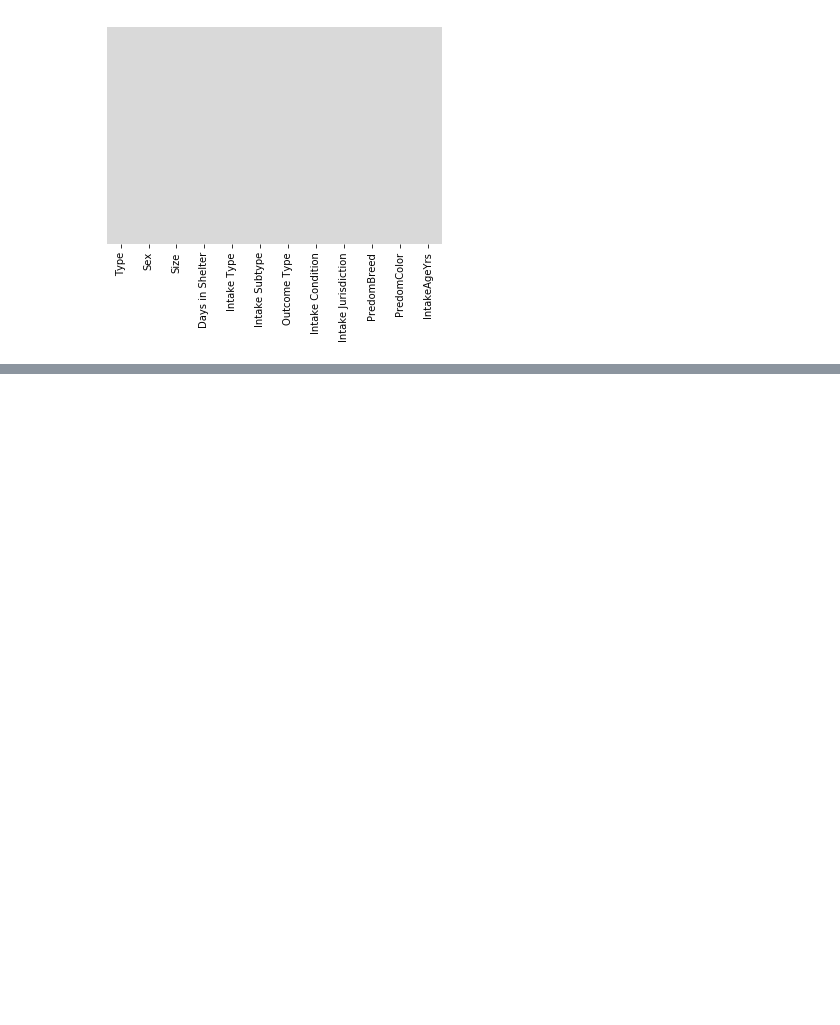
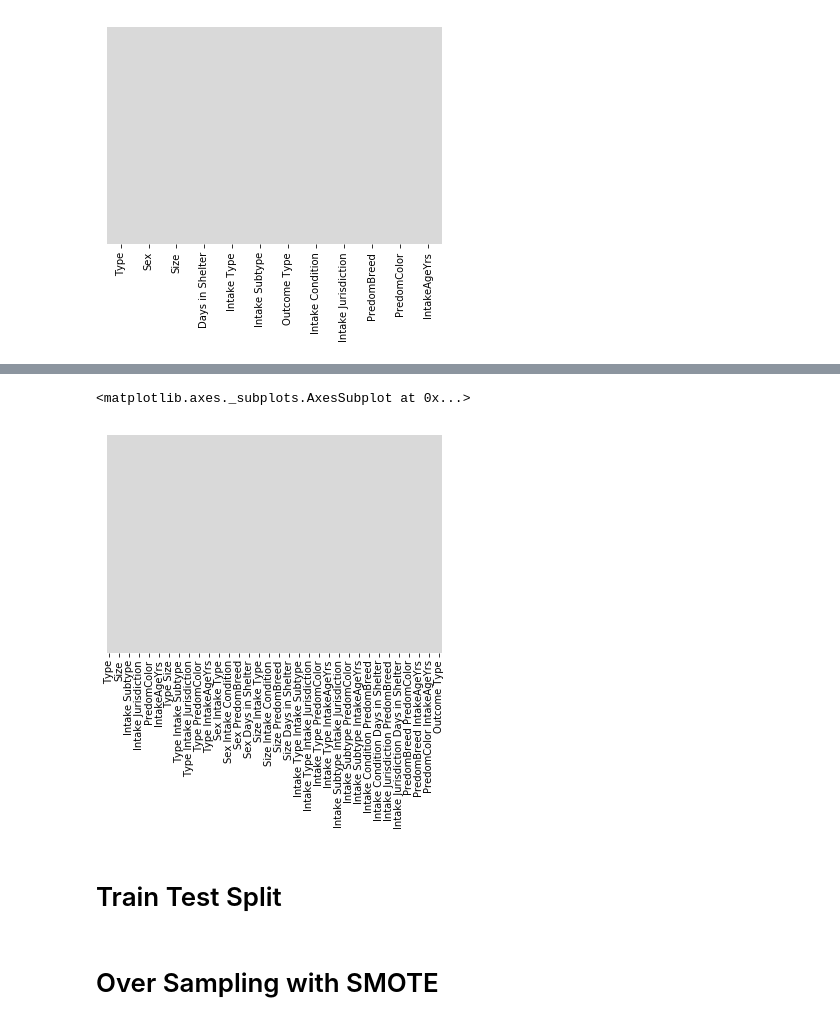
Before and after one commit to MsJacksonIYN/PetAdoptionClassification, a Jupyter notebook: FeatureEngineering.ipynb, the cells around one changed output, grey strips where cells are left out. Cells and saved outputs as stored; diff of their text form; code cells hidden in the pictures; blank space fills up the shorter version.

```diff
--- a/FeatureEngineering.ipynb
+++ b/FeatureEngineering.ipynb
@@ -77,0 +135,6 @@ sns.heatmap(df.isnull(),yticklabels = False, cbar = False,cmap = 'tab20c_r')
+# %%
+features = modeling.drop(['Outcome Type'], axis = 1).copy()
+# %%
+poly = PolynomialFeatures(interaction_only=True, include_bias=False)
+# %%
+features = pd.DataFrame(poly.fit_transform(features), columns=poly.get_feature_names(input_features=features.columns))
@@ -77,0 +153,7 @@ sns.heatmap(df.isnull(),yticklabels = False, cbar = False,cmap = 'tab20c_r')
+# %%
+modeling = pd.concat([features, modeling['Outcome Type']],axis=1)
+# %%
+sns.heatmap(modeling.isnull(),yticklabels = False, cbar = False,cmap = 'tab20c_r')
+# %% [output]
+<matplotlib.axes._subplots.AxesSubplot at 0x...>
+[figure, added]
@@ -77,0 +162,2 @@ sns.heatmap(df.isnull(),yticklabels = False, cbar = False,cmap = 'tab20c_r')
+# %% [markdown]
+# Train Test Split
@@ -77,0 +168,2 @@ sns.heatmap(df.isnull(),yticklabels = False, cbar = False,cmap = 'tab20c_r')
+# %% [markdown]
+# Over Sampling with SMOTE
```
Also changed, not shown: parts of 19 cells of this notebook, 1 other file.
